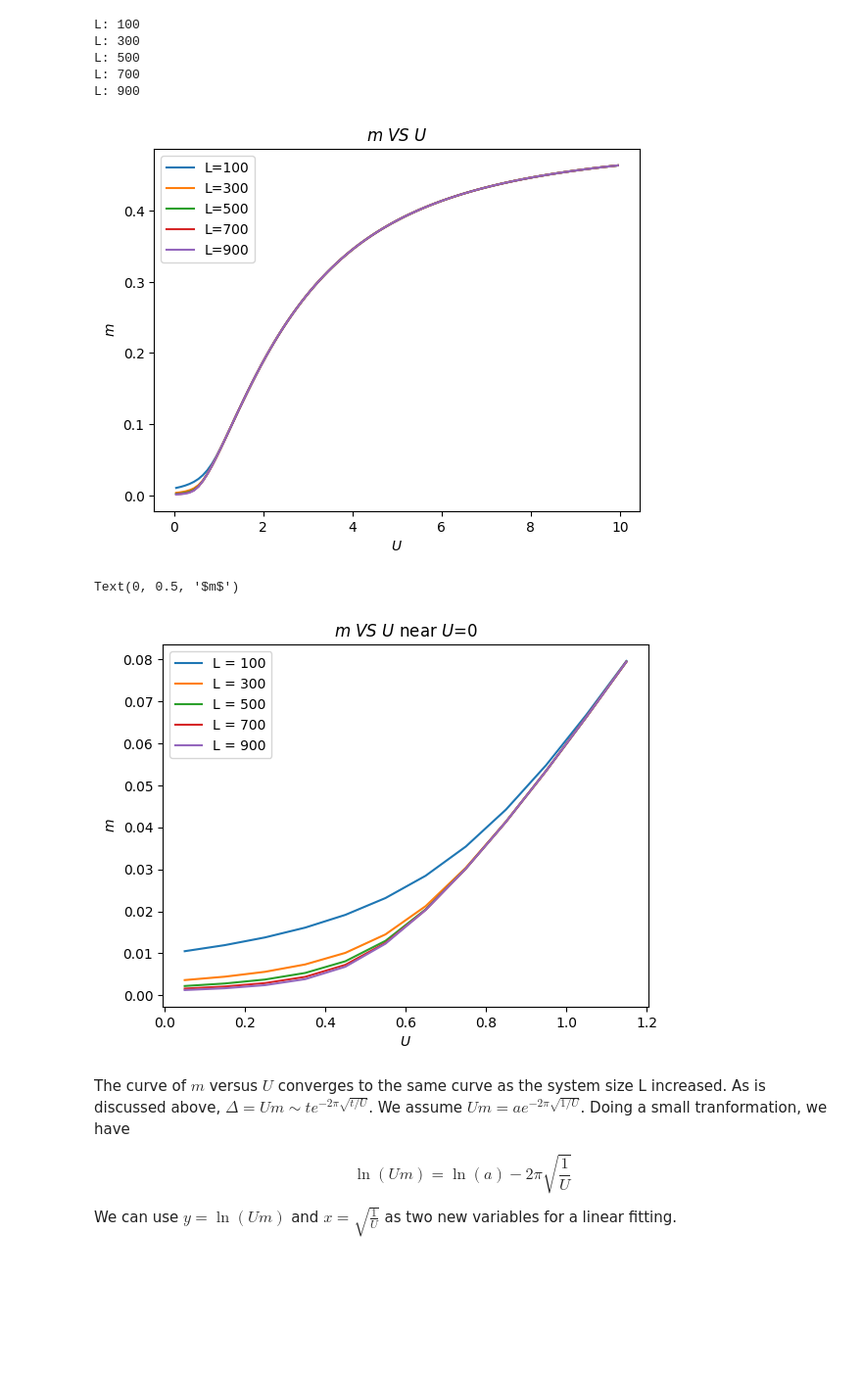
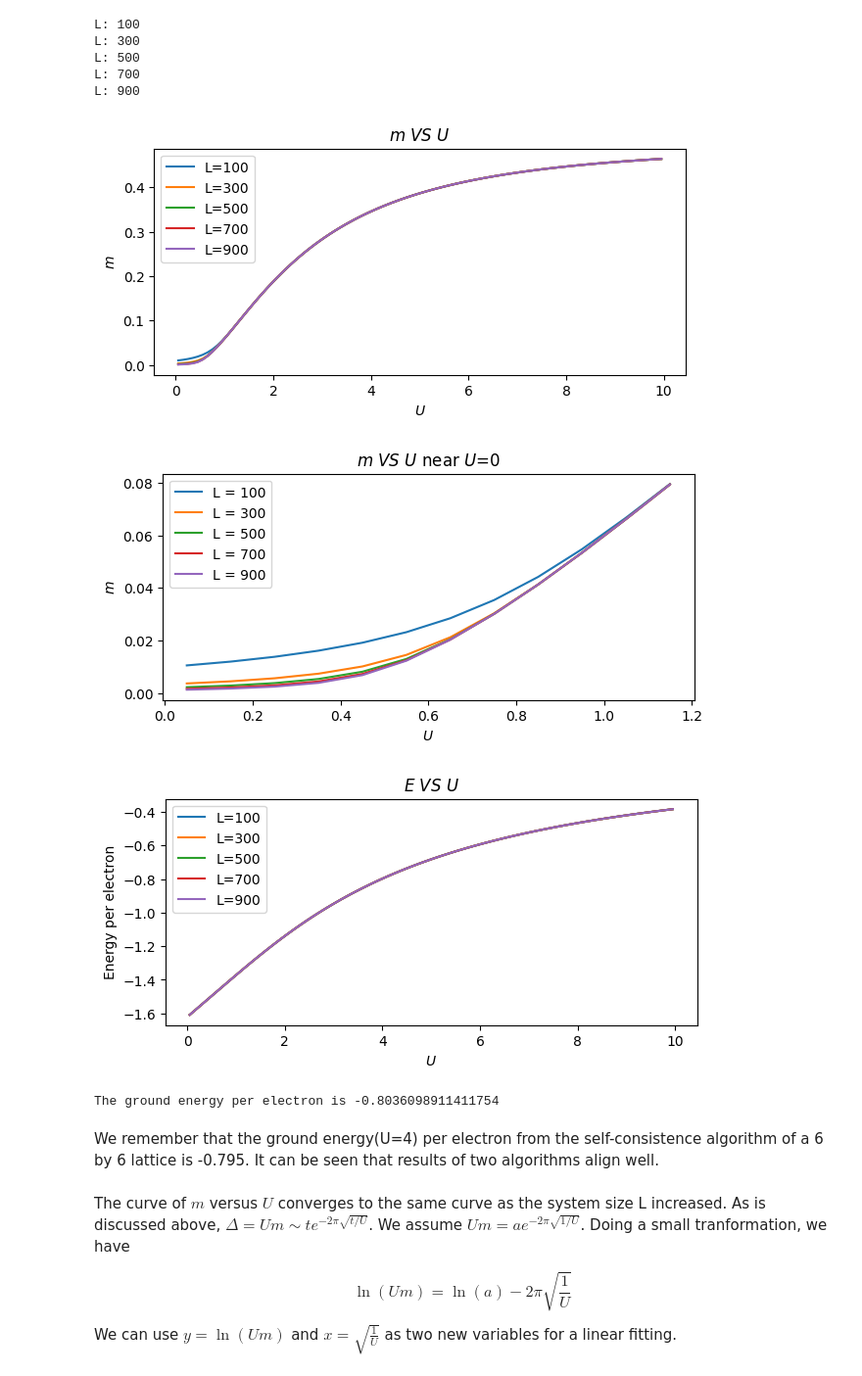
Before and after one commit to songmengh/mean-field, a Jupyter notebook: HF_Hubbard_square.ipynb, the cells around one changed output. Shown at 98% size. Saved outputs shown, nothing was run; the diff lists cells and outputs as text; code cells hidden in the pictures; blank space fills up the shorter version.

```diff
--- a/HF_Hubbard_square.ipynb
+++ b/HF_Hubbard_square.ipynb
@@ -737,33 +737,63 @@ L: 700
 L: 900
 # %%
 #plt.plot(Ulist,m_fit)
+
+plt.figure(figsize=(7, 3))
 plt.plot(Ulist,m_end[0])
 plt.plot(Ulist,m_end[1])
 plt.plot(Ulist,m_end[2])
 plt.plot(Ulist,m_end[3])
 plt.plot(Ulist,m_end[4])
 #plt.xlim(0.1,1)
 le_here =[f'L={L}' for L in Llist]
 
 plt.legend(le_here)
 plt.title(r'$m\ VS\ U$')
 plt.xlabel(r'$U$')
 plt.ylabel(r'$m$')
 plt.show()
 
+
+plt.figure(figsize=(7, 3))
 Ulist_ = Ulist[Ulist<1.2]
 for i in range(len(Llist)):
     m_ = m_end[i,Ulist<1.2]
     plt.plot(Ulist_,m_, label=f'L = {Llist[i]}')
     plt.title(r'$m\ VS\ U$ near $U$=0')
 plt.legend()
 
 plt.xlabel(r'$U$')
 plt.ylabel(r'$m$')
+plt.show()
+
+
+plt.figure(figsize=(7, 3))
+#plt.plot(Ulist,m_fit)
+plt.plot(Ulist,e_end[0])
+plt.plot(Ulist,e_end[1])
+plt.plot(Ulist,e_end[2])
+plt.plot(Ulist,e_end[3])
+plt.plot(Ulist,e_end[4])
+#plt.xlim(0.1,1)
+le_here =[f'L={L}' for L in Llist]
+
+plt.legend(le_here)
+
+plt.title(r'$E\ VS\ U$')
+plt.xlabel(r'$U$')
+plt.ylabel('Energy per electron')
+plt.show()
 # %% [output]
-[figure, old version]
+[figure, new version]
-Text(0, 0.5, '$m$')
-[figure, old version]
+[figure, new version]
+[figure, added]
+# %%
+index = np.where(abs(Ulist-4) < 0.05)
+print('The ground energy per electron is', e_end[-1][index][0])
+# %% [output]
+The ground energy per electron is -0.8036098911411754
+# %% [markdown]
+We remember that the ground energy(U=4) per electron from the self-consistence algorithm of a 6 by 6 lattice is -0.795. It can be seen that results of two algorithms align well.
 # %% [markdown]
 The curve of $m$ versus $U$ converges to the same curve as the system size L increased. As is discussed above, $\Delta = Um \sim te^{-2\pi \sqrt{t/U}}$. We assume $Um = a e^{-2\pi \sqrt{1/U}}$. Doing a small tranformation, we have
 
```
Also changed, not shown: parts of 1 cell of this notebook.
